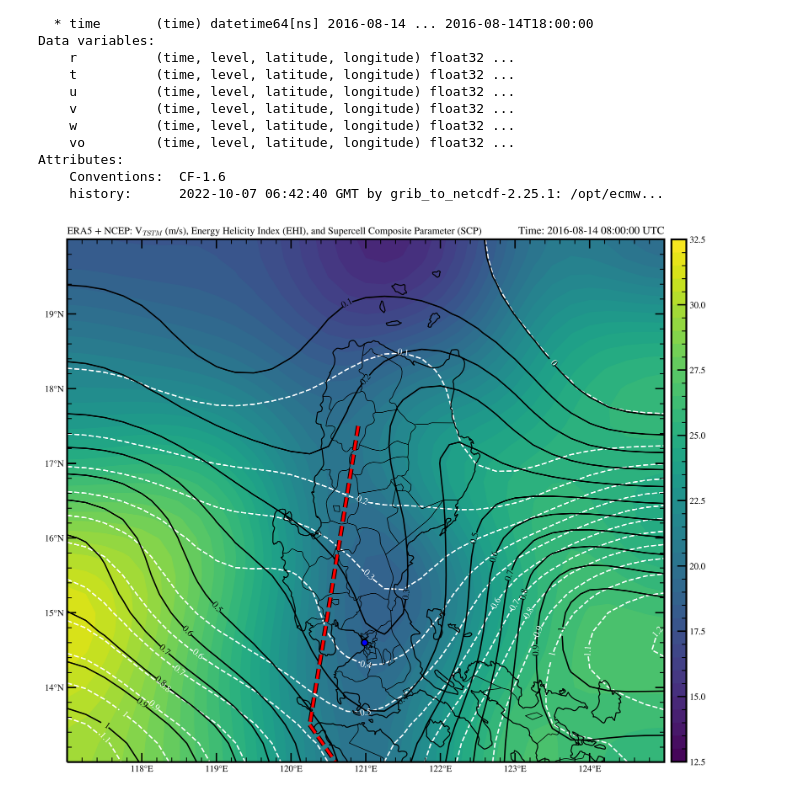
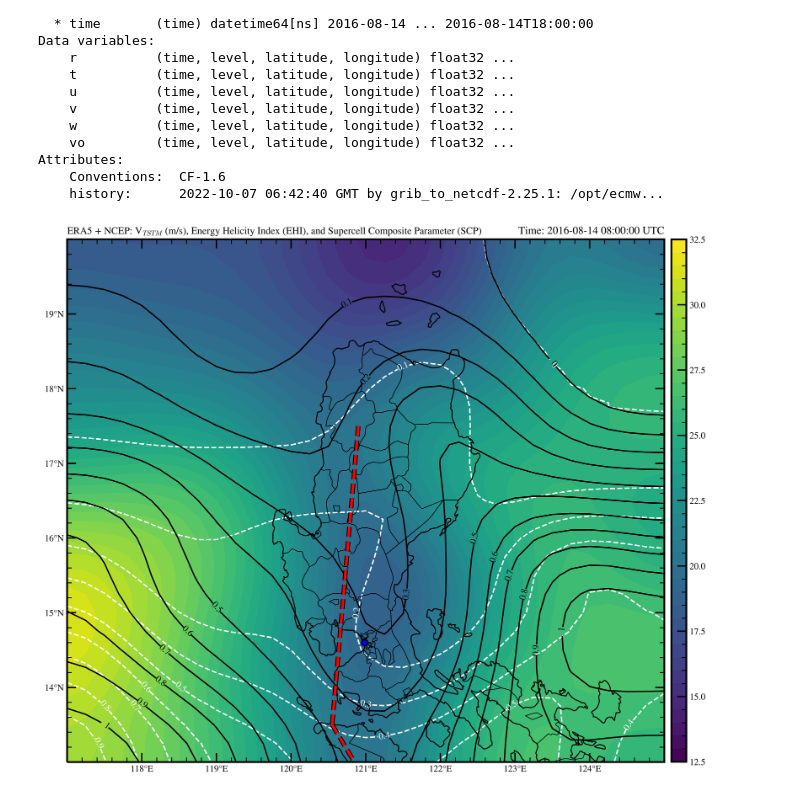
Before and after one commit to AstroCGHA/ERA5-Reanalysis, a Jupyter notebook: Updraft, EHI, SCP.ipynb, the cells around one changed output. Cells and saved outputs as stored; diff of their text form; code cells hidden in the pictures.

Commit message:
Python 3.9
[Mesoscale] Data Visualization of Updraft Velocity of Potential TSTM with contour lines of Energy Helicity Index (EHI) and Supercell Composite Parameter (SCP).

```diff
--- a/Updraft, EHI, SCP.ipynb
+++ b/Updraft, EHI, SCP.ipynb
@@ -88,15 +88,11 @@ srh = ds['Storm_relative_helicity_height_above_ground_layer']
 
 # Select and grab data of ERA5 (CAPE, Surface and Isobaric winds)
 cape = ds1['cape'] # Proxy for MUCAPE
-usurf = ds1['u10']
-vsurf = ds1['u10']
 uwind = ds2['u']
 vwind = ds2['v']
 
-# Select u-component winds from surface to 500 hPa
-uwnd_surf = gaussian_filter(usurf.data[8], sigma=3.0) * units('m/s')
-uwnd_1k = gaussian_filter(uwind.sel(level=1000).data[2], sigma=3.0) * units('m/s')
-uwnd_975 = gaussian_filter(uwind.sel(level=975).data[2], sigma=3.0) * units('m/s')
+# Select u-component winds from surface to 500 hPa. That surface is 0.5 km or 500 meters.
+# Closest is 540-600 meters i.e. 950 hPa so its a good proxy.
 uwnd_950 = gaussian_filter(uwind.sel(level=950).data[2], sigma=3.0) * units('m/s')
 uwnd_925 = gaussian_filter(uwind.sel(level=925).data[2], sigma=3.0) * units('m/s')
 uwnd_900 = gaussian_filter(uwind.sel(level=900).data[2], sigma=3.0) * units('m/s')
@@ -113,9 +109,6 @@ uwnd_550 = gaussian_filter(uwind.sel(level=550).data[2], sigma=3.0) * units('m/s
 uwnd_500 = gaussian_filter(uwind.sel(level=500).data[2], sigma=3.0) * units('m/s')
 
 # Select v-component winds from surface to 500 hPa.
-vwnd_surf = gaussian_filter(vsurf.data[8], sigma=3.0) * units('m/s')
-vwnd_1k = gaussian_filter(vwind.sel(level=1000).data[2], sigma=3.0) * units('m/s')
-vwnd_975 = gaussian_filter(vwind.sel(level=975).data[2], sigma=3.0) * units('m/s')
 vwnd_950 = gaussian_filter(vwind.sel(level=950).data[2], sigma=3.0) * units('m/s')
 vwnd_925 = gaussian_filter(vwind.sel(level=925).data[2], sigma=3.0) * units('m/s')
 vwnd_900 = gaussian_filter(vwind.sel(level=900).data[2], sigma=3.0) * units('m/s')
@@ -132,15 +125,15 @@ vwnd_550 = gaussian_filter(vwind.sel(level=550).data[2], sigma=3.0) * units('m/s
 vwnd_500 = gaussian_filter(vwind.sel(level=500).data[2], sigma=3.0) * units('m/s')
 
 # Add and compute for average/mean winds
-tot_uwind = uwnd_surf + uwnd_1k + uwnd_975 + uwnd_950 + uwnd_925 + uwnd_900 + uwnd_875 + uwnd_850 + uwnd_825 + uwnd_800 + uwnd_775 + uwnd_750 + uwnd_700 + uwnd_650 + uwnd_600 + uwnd_550 + uwnd_500
-mean_uwind = tot_uwind / 17 # Number of Ns/Average
+tot_uwind = uwnd_950 + uwnd_925 + uwnd_900 + uwnd_875 + uwnd_850 + uwnd_825 + uwnd_800 + uwnd_775 + uwnd_750 + uwnd_700 + uwnd_650 + uwnd_600 + uwnd_550 + uwnd_500
+mean_uwind = tot_uwind / 14 # Number of Ns/Average
 
-tot_vwind = vwnd_surf + vwnd_1k + vwnd_975 + vwnd_950 + vwnd_925 + vwnd_900 + vwnd_875 + vwnd_850 + vwnd_825 + vwnd_800 + vwnd_775 + vwnd_750 + vwnd_700 + vwnd_650 + vwnd_600 + vwnd_550 + vwnd_500
-mean_vwind = tot_vwind / 17 # Number of Ns/Average
+tot_vwind = vwnd_950 + vwnd_925 + vwnd_900 + vwnd_875 + vwnd_850 + vwnd_825 + vwnd_800 + vwnd_775 + vwnd_750 + vwnd_700 + vwnd_650 + vwnd_600 + vwnd_550 + vwnd_500
+mean_vwind = tot_vwind / 14 # Number of Ns/Average
 
 # Compute for change in mean winds
-del_uwind = mean_uwind - uwnd_surf
-del_vwind = mean_vwind - vwnd_surf
+del_uwind = mean_uwind - uwnd_950
+del_vwind = mean_vwind - vwnd_950
 
 # Compute for shear magnitude 'M'
 shear_mag = np.sqrt(del_uwind*del_uwind + del_vwind*del_vwind)
@@ -217,7 +210,7 @@ cbar.ax.tick_params(which='major', length=10, width=1.5, top=True, right=True, d
 cbar.ax.tick_params(which='minor', length=5, width=1, top=True, right=True, direction='in')
 
 # Add SCP contour lines
-scp_range = np.arange(0, 1.5, 0.1)
+scp_range = np.arange(0, 1.1, 0.1)
 prs = ax.contour(lons, lats, scp, scp_range, colors='white',
                  transform=datacrs, zorder=1, linestyles='--')
 ax.clabel(prs, fmt='%3g')
@@ -226,13 +219,13 @@ ax.clabel(prs, fmt='%3g')
 outline=pe.withStroke(linewidth=5, foreground='k')
 
 point1 = dict(lon=120.90, lat=17.50)
-point2 = dict(lon=120.25, lat=13.50)
+point2 = dict(lon=120.55, lat=13.50)
 lon_p = [point1['lon'], point2['lon']]
 lat_p = [point1['lat'], point2['lat']]
 ax.plot(lon_p, lat_p, color='red', lw=3, ls='--',
         path_effects=[outline, pe.Normal()], transform=ccrs.Geodetic())
 
-point3 = dict(lon=120.25, lat=13.50)
+point3 = dict(lon=120.55, lat=13.50)
 point4 = dict(lon=122.40, lat=10.40)
 lon_p1 = [point3['lon'], point4['lon']]
 lat_p1 = [point3['lat'], point4['lat']]
@@ -245,31 +238,31 @@ ax.set_title('ERA5 + NCEP: V$_{TSTM}$ (m/s), Energy Helicity Index (EHI), and Su
 ax.set_title('Time: {} UTC'.format(vtime), loc='right')
 
 # Add marker of Manila, NCR via its lats and lons
 manila_lon, manila_lat = 120.9842, 14.5995
 ax.plot(manila_lon, manila_lat, color='blue', markersize=7,
         markeredgewidth=1.5, markeredgecolor='k', marker='o', transform=datacrs)
 
 # Set X and Y-ticks for Latitude and Longitude Coordinates
 ax.set_yticks(lats, 5, crs=ccrs.PlateCarree())
 ax.set_xticks(lons, 5, crs=ccrs.PlateCarree())
 lat_formatter = cticker.LatitudeFormatter()
 long_formatter = cticker.LongitudeFormatter()
 ax.yaxis.set_major_formatter(lat_formatter)
 ax.xaxis.set_major_formatter(long_formatter)
 ax.set_xticks(ax.get_xticks()[1:8]) #Hide end points of longitude tickmarks
 ax.set_yticks(ax.get_yticks()[1:7]) #Hide end points of latitude tickmarks
 ax.minorticks_on()
 ax.tick_params(which='major', length=10, width=1.5, top=True, right=True, direction='in')
 ax.tick_params(which='minor', length=5, width=1, top=True, right=True, direction='in')
 
 # Adjust image and show
 plt.subplots_adjust(bottom=0, top=1)
 plt.rcParams['axes.linewidth'] = 2
 plt.rcParams['figure.dpi'] = 500
 plt.rcParams['figure.facecolor'] = 'white'
 plt.rcParams['mathtext.fontset'] = 'cm'
 plt.rcParams['font.family'] = 'STIXGeneral'
 plt.savefig('Updraft, EHI, SCP.jpg', bbox_inches="tight")
 plt.show()
 # %% [output]
-[figure, old version]
+[figure, new version]
```
